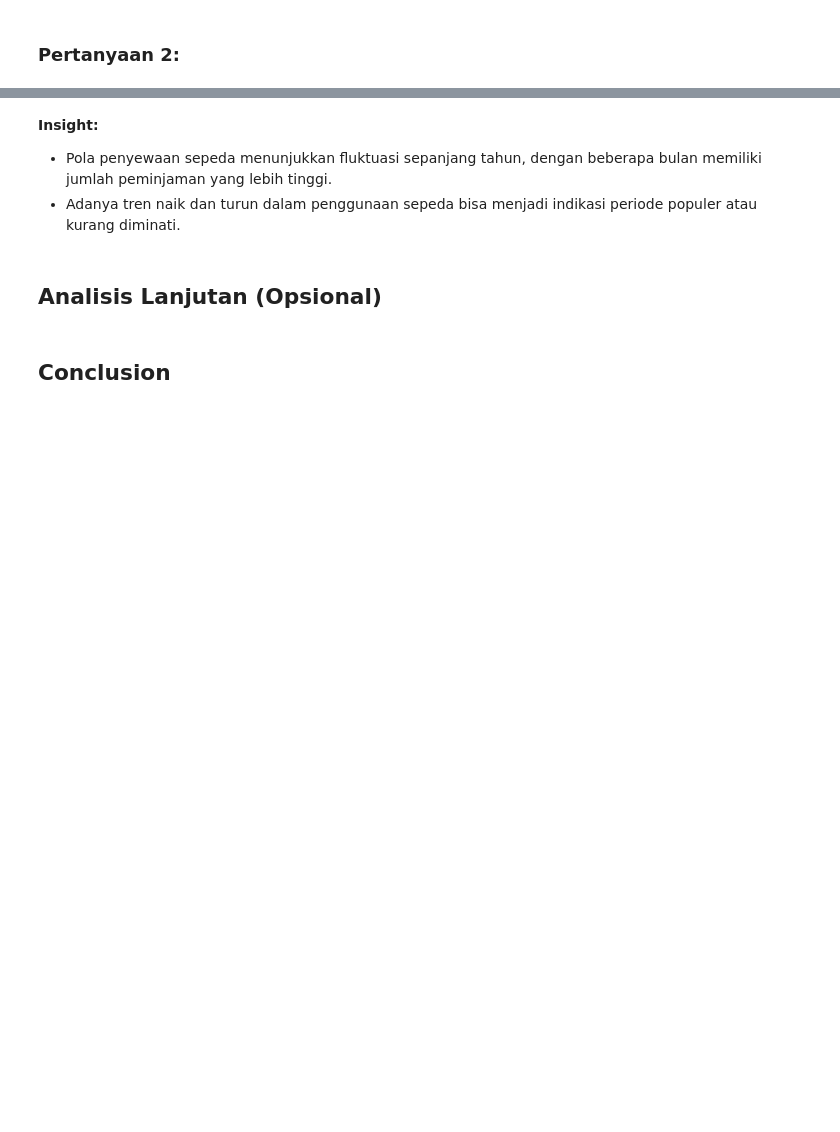
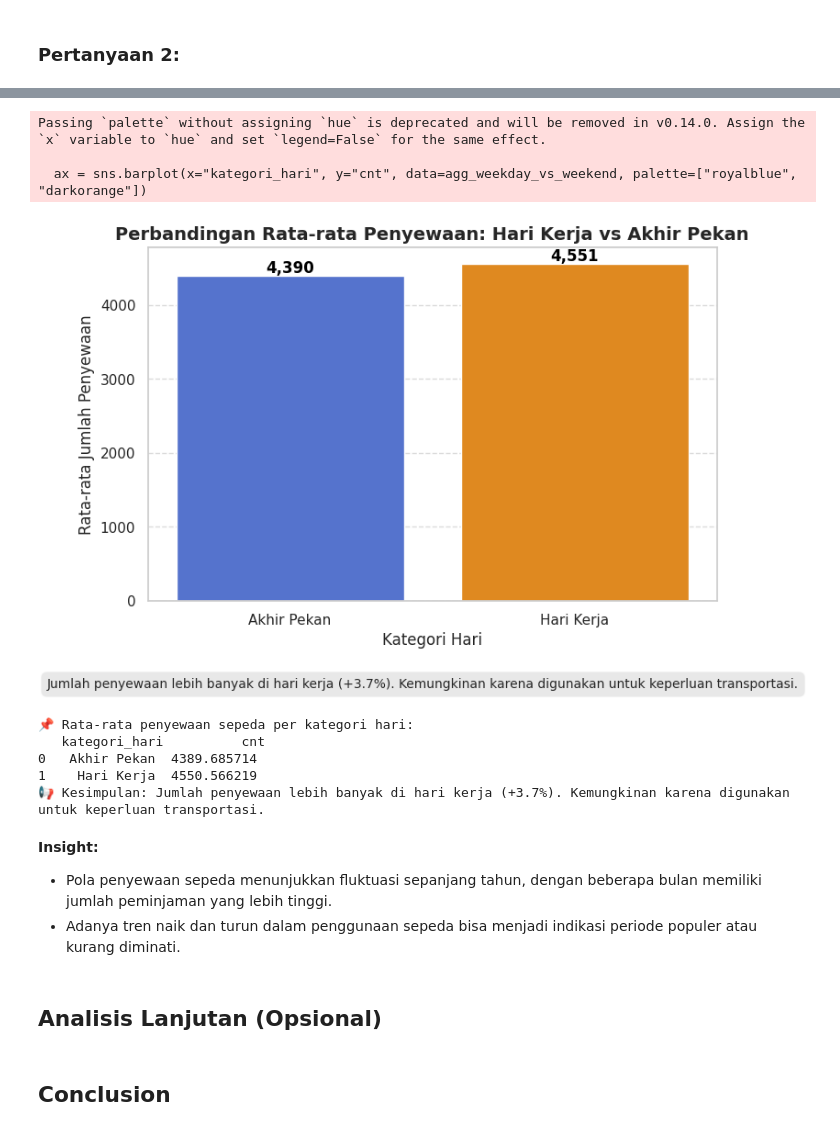
Before and after one commit to mMuhammadFauzanFachruziRauf/submission, a Jupyter notebook: Proyek_Analisis_Data.ipynb, the cells around one changed output, grey strips where cells are left out. Cells and saved outputs as stored; diff of their text form; code cells hidden in the pictures; blank space fills up the shorter version.

```diff
--- a/Proyek_Analisis_Data.ipynb
+++ b/Proyek_Analisis_Data.ipynb
@@ -295,3 +263,50 @@ Total penyewaan sepeda tiap bulan:
+# %%
+day_df["dteday"] = pd.to_datetime(day_df["dteday"])
+day_df["day_of_week"] = day_df["dteday"].dt.dayofweek
+day_df["kategori_hari"] = day_df["day_of_week"].apply(lambda x: "Hari Kerja" if x < 5 else "Akhir Pekan")
+
+agg_weekday_vs_weekend = day_df.groupby("kategori_hari")["cnt"].mean().reset_index()
+
+workday_avg = agg_weekday_vs_weekend.query("kategori_hari == 'Hari Kerja'")["cnt"].values[0]
+weekend_avg = agg_weekday_vs_weekend.query("kategori_hari == 'Akhir Pekan'")["cnt"].values[0]
+diff = abs(workday_avg - weekend_avg)
+percent_diff = (diff / min(workday_avg, weekend_avg)) * 100
+
+if workday_avg > weekend_avg:
+    interpretation = f"Jumlah penyewaan lebih banyak di hari kerja (+{percent_diff:.1f}%). Kemungkinan karena digunakan untuk keperluan transportasi."
+else:
+    interpretation = f"Penyewaan lebih tinggi di akhir pekan (+{percent_diff:.1f}%). Mungkin sepeda lebih banyak dipakai untuk aktivitas santai."
+
+plt.figure(figsize=(8, 5))
+sns.set_theme(style="whitegrid")
+ax = sns.barplot(x="kategori_hari", y="cnt", data=agg_weekday_vs_weekend, palette=["royalblue", "darkorange"])
+
+for p in ax.patches:
+    ax.annotate(f"{p.get_height():,.0f}", (p.get_x() + p.get_width() / 2, p.get_height()),
+                ha="center", va="bottom", fontsize=12, fontweight="bold", color="black")
+
+plt.xlabel("Kategori Hari", fontsize=12)
+plt.ylabel("Rata-rata Jumlah Penyewaan", fontsize=12)
+plt.title("Perbandingan Rata-rata Penyewaan: Hari Kerja vs Akhir Pekan", fontsize=14, fontweight="bold")
+
+plt.figtext(0.5, -0.08, interpretation, ha="center", fontsize=10,
+            bbox=dict(facecolor="lightgray", alpha=0.5, boxstyle="round,pad=0.5"))
+
+plt.grid(axis="y", linestyle="--", alpha=0.7)
+plt.show()
+
+print("📌 Rata-rata penyewaan sepeda per kategori hari:\n", agg_weekday_vs_weekend)
+print("📢 Kesimpulan:", interpretation)
+# %% [output]
+Passing `palette` without assigning `hue` is deprecated and will be removed in v0.14.0. Assign the `x` variable to `hue` and set `legend=False` for the same effect.
+
+  ax = sns.barplot(x="kategori_hari", y="cnt", data=agg_weekday_vs_weekend, palette=["royalblue", "darkorange"])
+[figure, added]
+📌 Rata-rata penyewaan sepeda per kategori hari:
+   kategori_hari          cnt
+0   Akhir Pekan  4389.685714
+1    Hari Kerja  4550.566219
+📢 Kesimpulan: Jumlah penyewaan lebih banyak di hari kerja (+3.7%). Kemungkinan karena digunakan untuk keperluan transportasi.
 # %% [markdown]
 **Insight:**
 - Pola penyewaan sepeda menunjukkan fluktuasi sepanjang tahun, dengan beberapa bulan memiliki jumlah peminjaman yang lebih tinggi.
```
Also changed, not shown: parts of 7 cells of this notebook, 2 other files.
